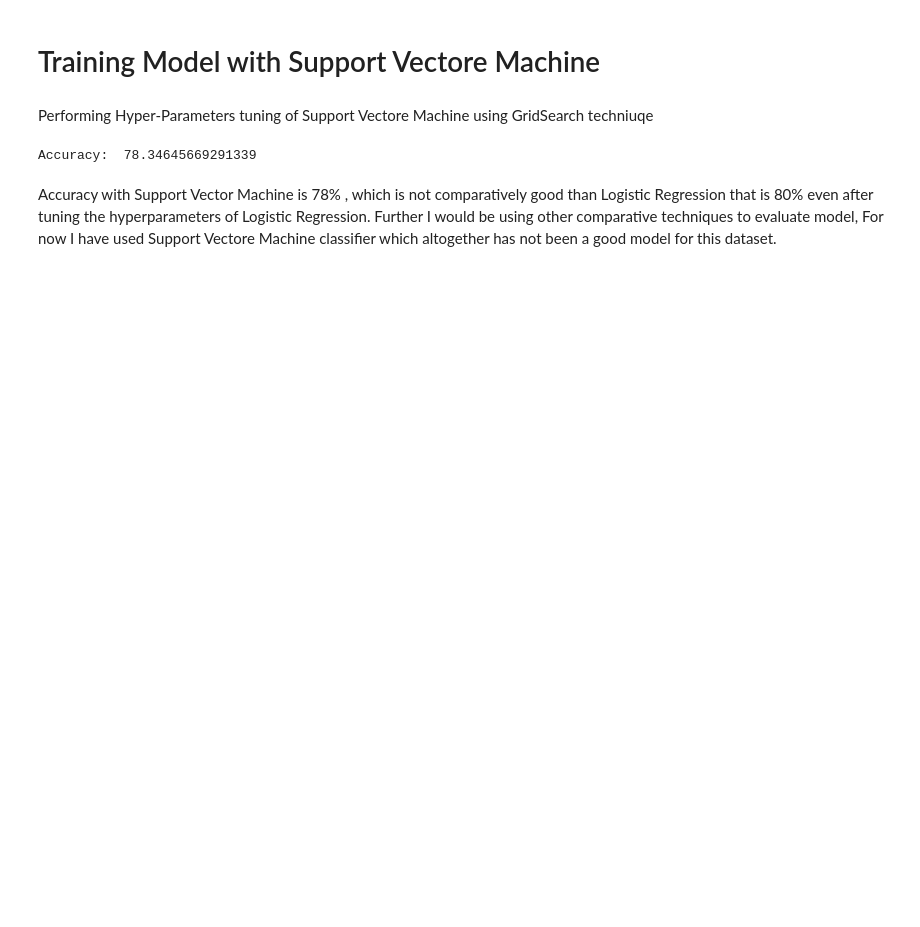
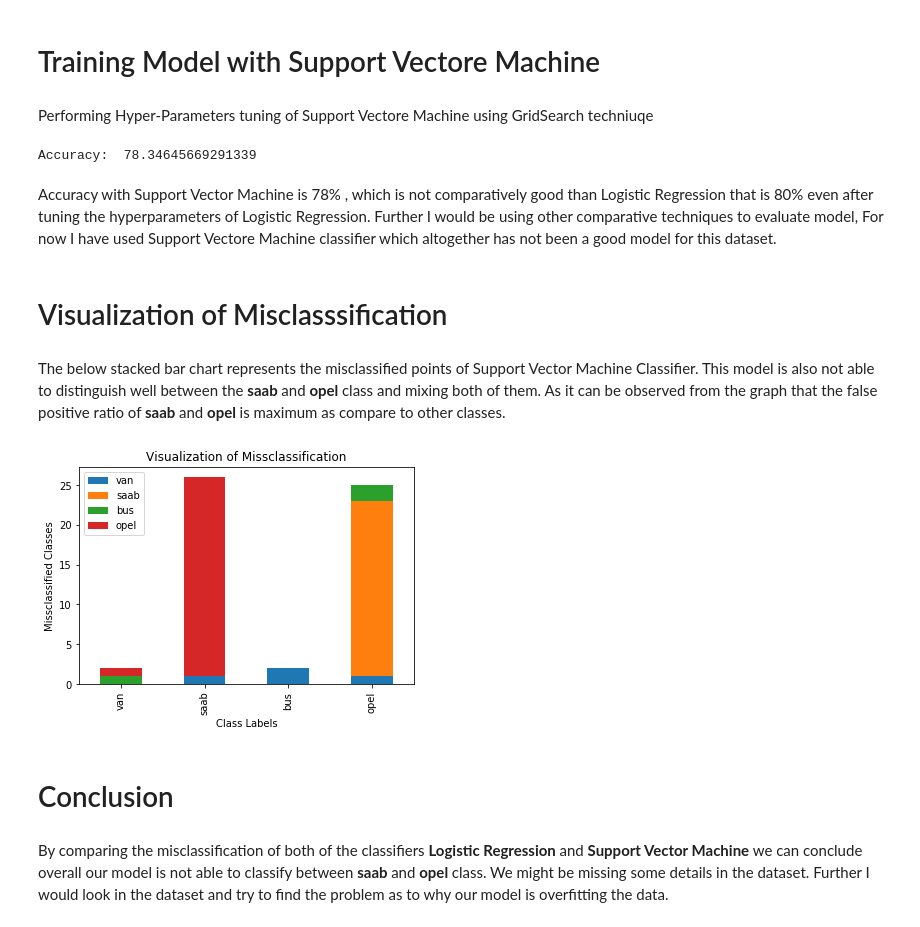
Before and after one commit to mozilla/PRESC, a Jupyter notebook: dev/shiza16/Vehicle_Classifier.ipynb, the cells around one changed output. Drawn from its saved outputs; the diff is of its cells as text; code cells hidden in the pictures; blank space fills up the shorter version.

Commit message:
added interpretation of misclassification

```diff
--- a/dev/shiza16/Vehicle_Classifier.ipynb
+++ b/dev/shiza16/Vehicle_Classifier.ipynb
@@ -205,3 +218,18 @@ print("Accuracy: ",accuracy*100)
 Accuracy:  78.34645669291339
 # %% [markdown]
 Accuracy with Support Vector Machine is 78% , which is not comparatively good than Logistic Regression that is 80% even after tuning the hyperparameters of Logistic Regression. Further I would be using other comparative techniques to evaluate model, For now I have used Support Vectore Machine classifier which altogether has not been a good model for this dataset.
+# %% [markdown]
+# Visualization of Misclasssification
+# %% [markdown]
+The below stacked bar chart represents the misclassified points of Support Vector Machine Classifier. This model is also not able to distinguish well between the <b> saab </b> and <b> opel </b> class and mixing both of them. As it can be observed from the graph that the false positive ratio of <b> saab </b> and <b> opel </b> is maximum as compare to other classes.
+# %%
+visualize.Misclasssification_visualization(y_test, y_predict,vdataset)
+# %% [output]
+[figure, added]
+# %% [markdown]
+# Conclusion
+# %% [markdown]
+By comparing the misclassification of both of the classifiers <b> Logistic Regression </b> and
+<b> Support Vector Machine </b> we can conclude overall our model is not able to classify between <b> saab </b>
+and <b> opel </b> class. We might be missing some details in the dataset. Further I would look in the dataset and
+try to find the problem as to why our model is overfitting the data.
```
Also changed, not shown: parts of 9 cells of this notebook, 1 other file.
